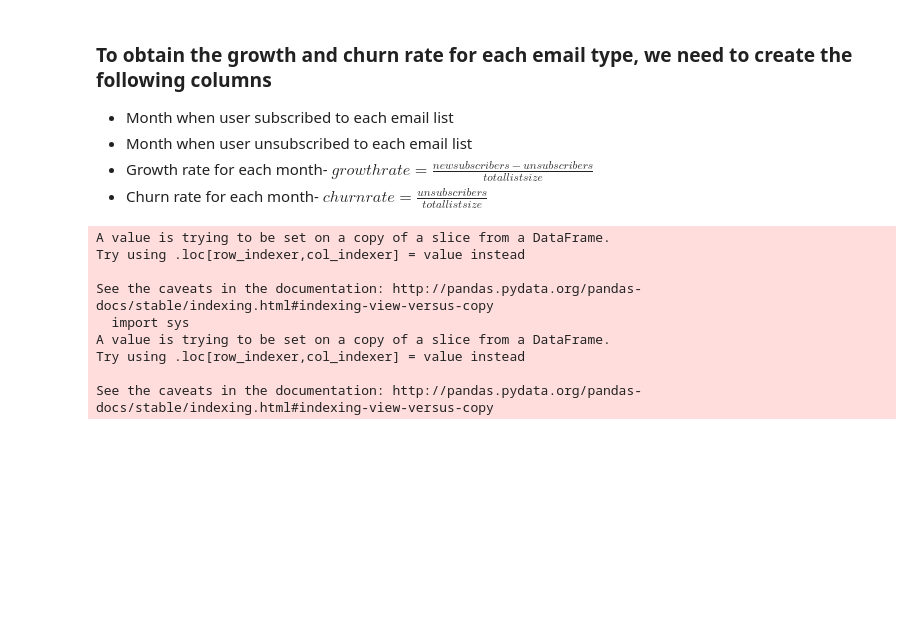
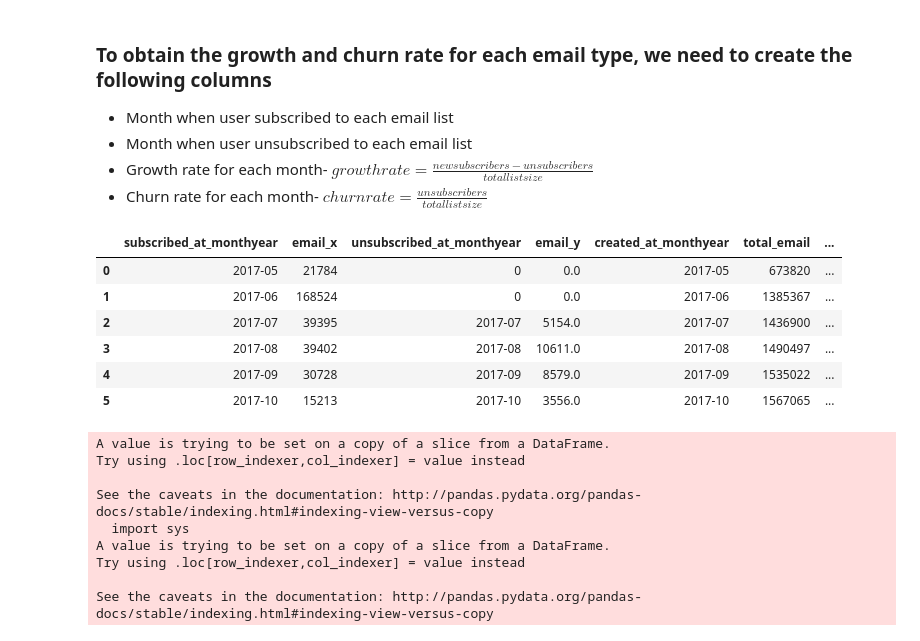
Before and after one commit to suki2691/users_email_lists, a Jupyter notebook: User_email_analysis_11-29-2017-Copy1.ipynb, the cells around one changed output. Drawn from its saved outputs; the diff is of its cells as text; code cells hidden in the pictures; blank space fills up the shorter version.

```diff
--- a/User_email_analysis_11-29-2017.ipynb
+++ b/User_email_analysis_11-29-2017-Copy1.ipynb
@@ -215,6 +209,16 @@ def growth_rate_email_data(email_type,df,rolling_email_counts_2017):
     sns.factorplot(x='subscribed_at_monthyear',y='churn_rate',data=calculate_growth_rate,size=6,aspect=2)
     plt.title('Churn Rate for '+email_type)
     return calculate_growth_rate
+# %%
+growth_rate_pregnancy
+# %% [output]
+|  | subscribed_at_monthyear | email_x | unsubscribed_at_monthyear | email_y | created_at_monthyear | total_email | ... |
+| 0 | 2017-05 | 21784 | 0 | 0.0 | 2017-05 | 673820 | ... |
+| 1 | 2017-06 | 168524 | 0 | 0.0 | 2017-06 | 1385367 | ... |
+| 2 | 2017-07 | 39395 | 2017-07 | 5154.0 | 2017-07 | 1436900 | ... |
+| 3 | 2017-08 | 39402 | 2017-08 | 10611.0 | 2017-08 | 1490497 | ... |
+| 4 | 2017-09 | 30728 | 2017-09 | 8579.0 | 2017-09 | 1535022 | ... |
+| 5 | 2017-10 | 15213 | 2017-10 | 3556.0 | 2017-10 | 1567065 | ... |
 # %%
 growth_rate_baby_reg = growth_rate_email_data(types_of_emails[0],df,rolling_email_counts_2017)
 growth_rate_newsletter = growth_rate_email_data(types_of_emails[1],df,rolling_email_counts_2017)
```
Also changed, not shown: parts of 10 cells of this notebook, 5 other files.
